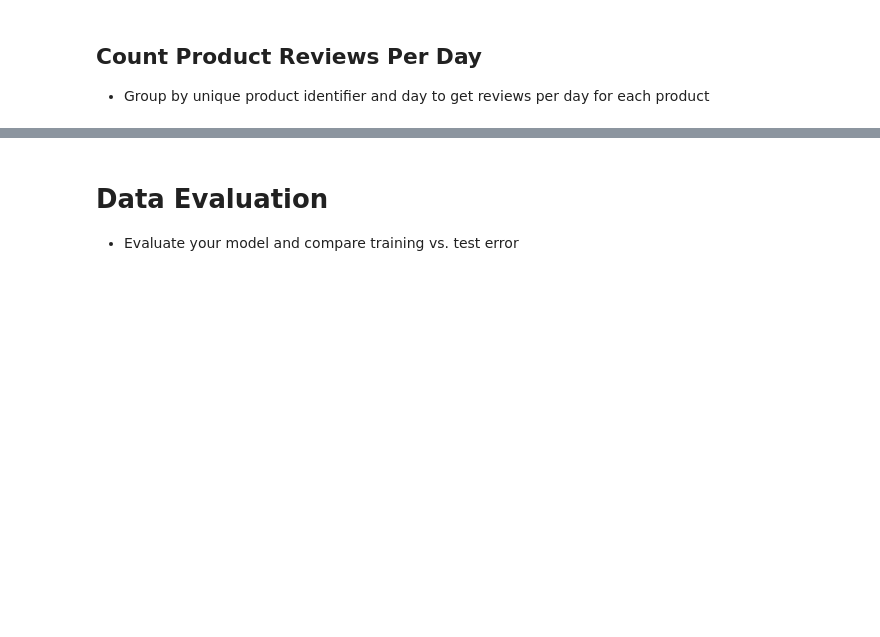
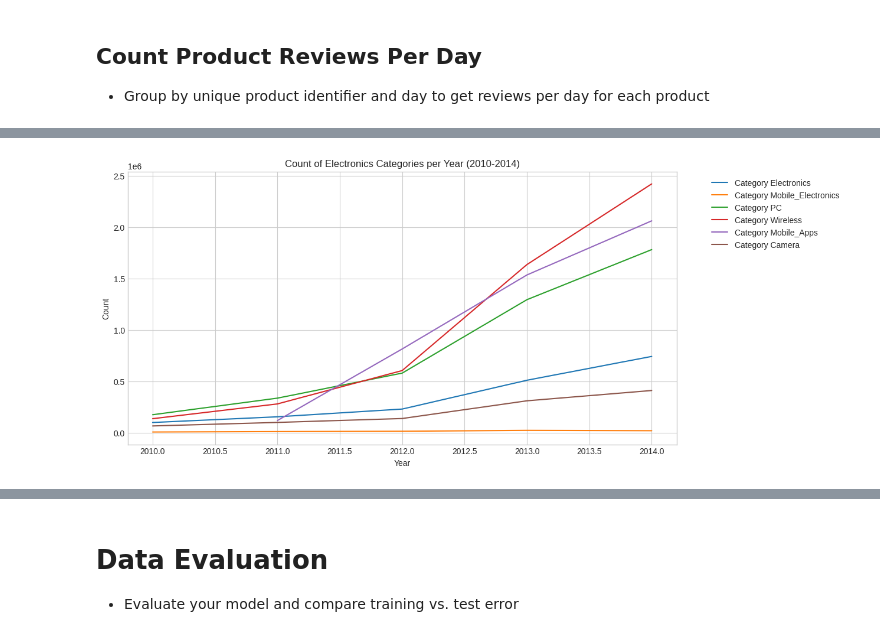
Before and after one commit to clairelin20523/dsc232r-amazon-predictive-modeling, a Jupyter notebook: milestone3.ipynb, the cells around one changed output, grey strips where cells are left out. Saved outputs shown, nothing was run; the diff lists cells and outputs as text; code cells hidden in the pictures; blank space fills up the shorter version.

```diff
--- a/milestone3.ipynb
+++ b/milestone3.ipynb
@@ -289,0 +472,4 @@ Folder size: 0.0 GB
+# %%
+count_per_month_ = train_df.groupBy("year", "month", "subcategory", "product_category").agg(F.count("*").alias("count"))
+df_pd_ = count_per_month_.toPandas()
+df_pd_.head()
@@ -289,0 +483,28 @@ Folder size: 0.0 GB
+# %%
+def plot_categories(subcategory):
+    '''
+    Plots category trends in one category
+    Takes in one string parameter: subcategory
+    '''
+    df_subcat = df_pd_[df_pd_['subcategory'] == subcategory]
+
+    plt.figure(figsize = (12, 6))
+
+    for product_category in df_subcat['product_category'].unique():
+        df_product_cat = df_subcat[df_subcat['product_category'] == product_category]
+        df_product_cat = df_product_cat.sort_values(by='year')
+        df_product_cat = df_product_cat.groupby('year')['count'].sum().reset_index()
+        plt.plot(df_product_cat['year'], df_product_cat['count'], label=f'Category {product_category}')
+
+    plt.xlabel('Year')
+    plt.ylabel('Count')
+    plt.title('Count of Electronics Categories per Year (2010-2014)')
+    plt.legend(bbox_to_anchor=(1.05, 1), loc='upper left')
+    plt.show()
+# %%
+##################### SET SUBCATEGORY ###########################
+subcategory = 'Electronics'
+
+plot_categories(subcategory)
+# %% [output]
+[figure, added]
```
Also changed, not shown: parts of 56 cells of this notebook.
